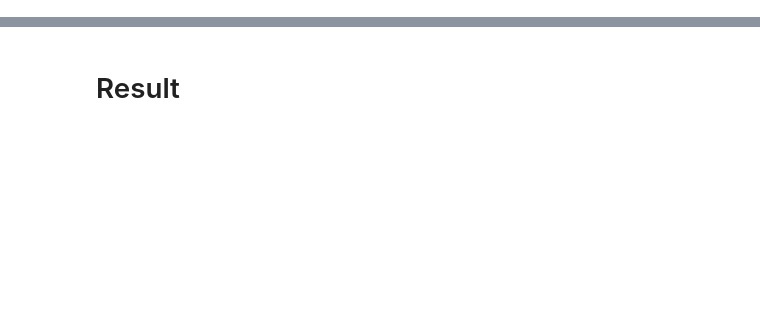
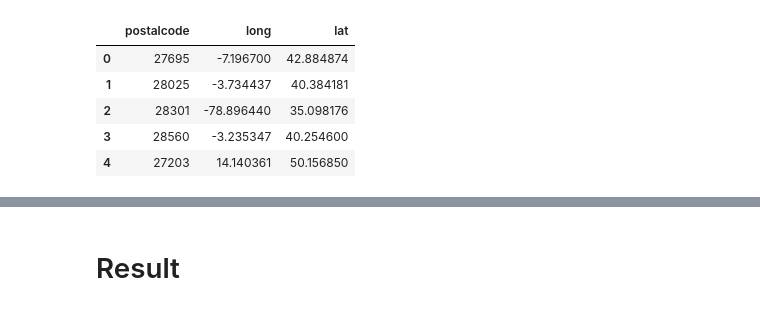
Before and after one commit to robertnadar/Coursera_Capstone, a Jupyter notebook: popularlibrariesinKS.ipynb, the cells around one changed output, grey strips where cells are left out. Saved outputs shown, nothing was run; the diff lists cells and outputs as text; code cells hidden in the pictures; blank space fills up the shorter version.

```diff
--- a/popularlibrariesinKS.ipynb
+++ b/popularlibrariesinKS.ipynb
@@ -15,0 +90,17 @@
+# %%
+# use geolocator to find the latitude and longitude
+
+geolocator = Nominatim(user_agent="geoapiExercises")
+for i, row in df_postalcode.iterrows():
+    location = geolocator.geocode(row['postalcode'])
+    df_postalcode.at[i , 'long'] = location.longitude
+    df_postalcode.at[i , 'lat'] = location.latitude
+
+df_postalcode.head()
+# %% [output]
+|  | postalcode | long | lat |
+| 0 | 27695 | -7.196700 | 42.884874 |
+| 1 | 28025 | -3.734437 | 40.384181 |
+| 2 | 28301 | -78.896440 | 35.098176 |
+| 3 | 28560 | -3.235347 | 40.254600 |
+| 4 | 27203 | 14.140361 | 50.156850 |
```
Also changed, not shown: parts of 49 cells of this notebook.
